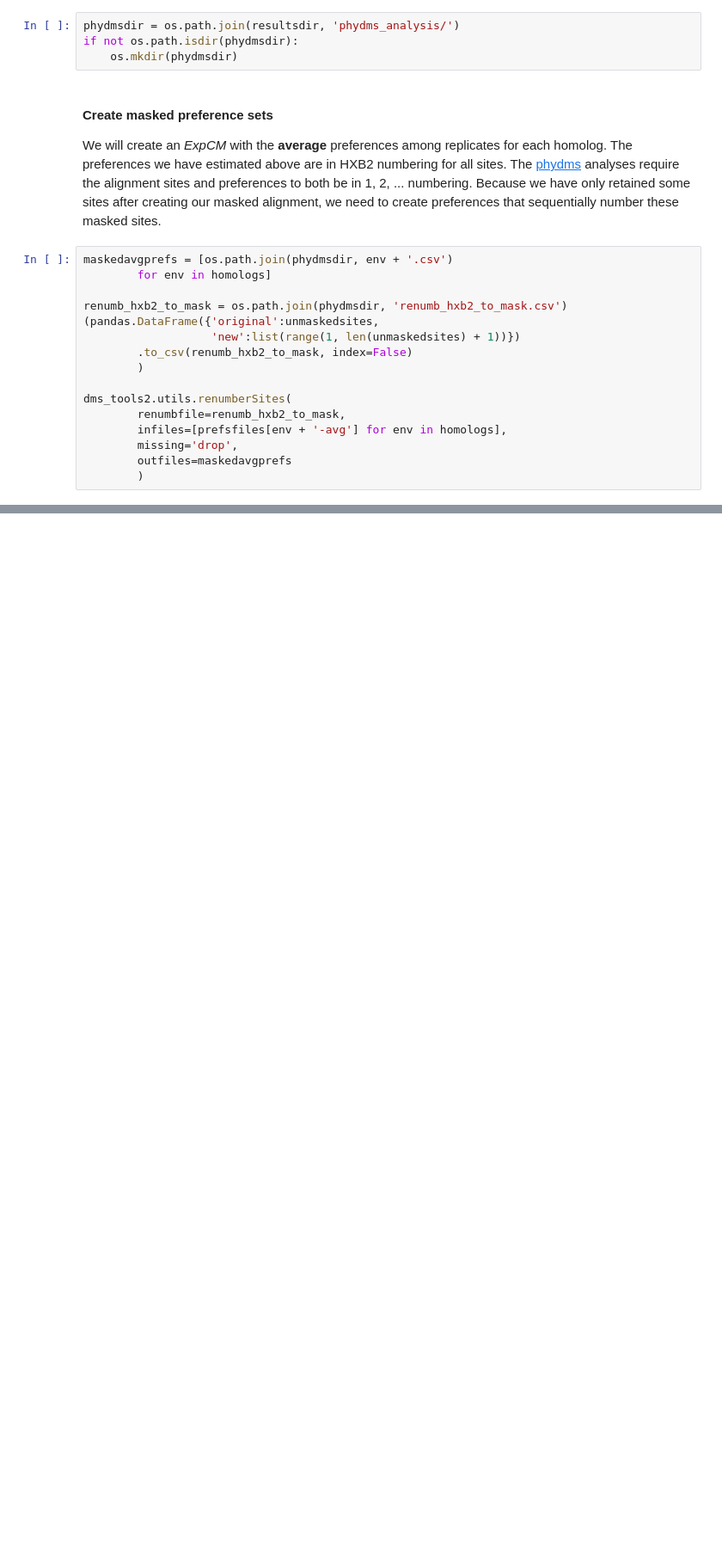
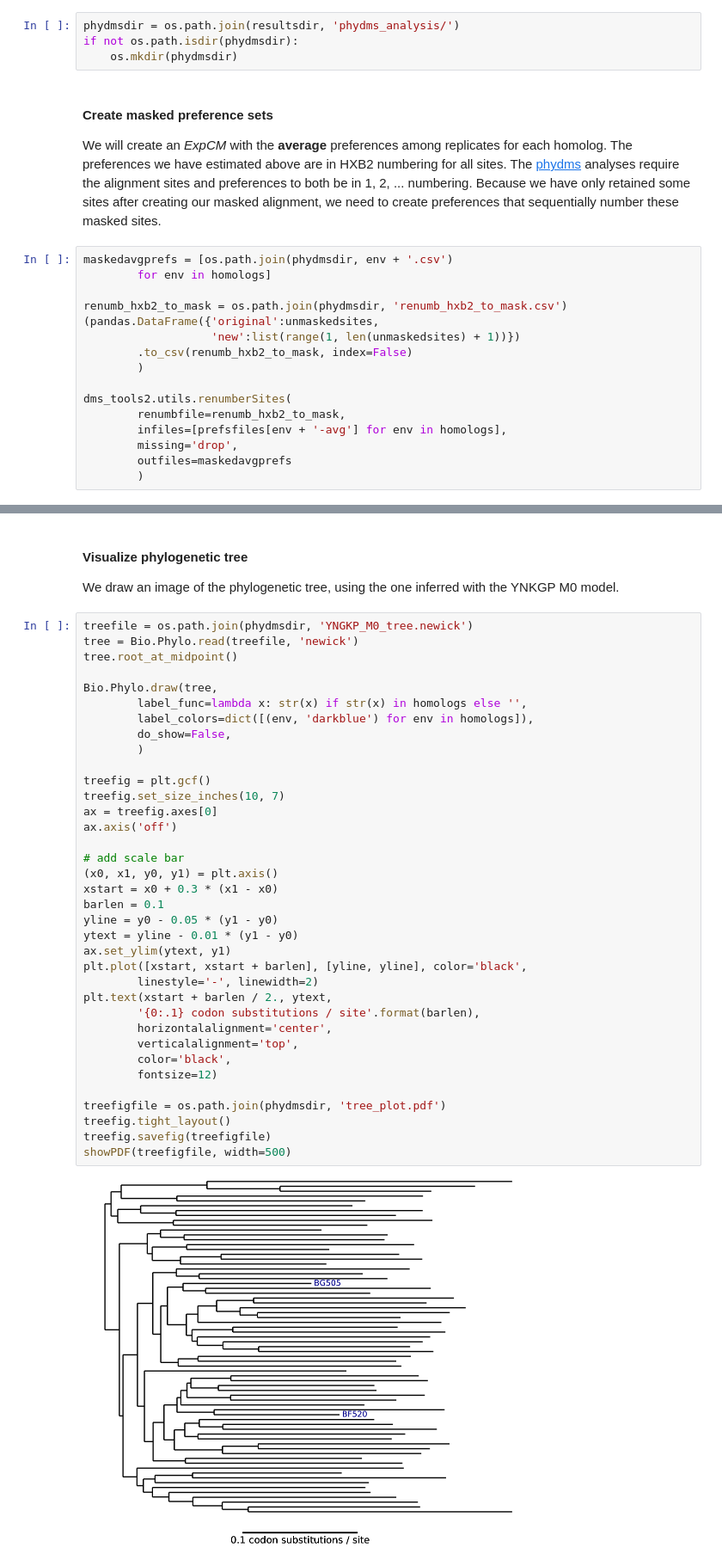
Before and after one commit to jbloomlab/EnvMutationalShiftsPaper, a Jupyter notebook: analysis_code/analysis_notebook.ipynb, the cells around one changed output, grey strips where cells are left out. Shown: that part at 86% size. Saved outputs shown, nothing was run; the diff lists cells and outputs as text; blank space fills up the shorter version.

Commit message:
make phylogenetic tree

```diff
--- a/analysis_code/analysis_notebook.ipynb
+++ b/analysis_code/analysis_notebook.ipynb
@@ -823,0 +927,41 @@ Bio.Phylo.draw(tree,
+# %% [markdown]
+#### Visualize phylogenetic tree
+We draw an image of the phylogenetic tree, using the one inferred with the YNKGP M0 model.
+# %%
+treefile = os.path.join(phydmsdir, 'YNGKP_M0_tree.newick')
+tree = Bio.Phylo.read(treefile, 'newick')
+tree.root_at_midpoint()
+
+Bio.Phylo.draw(tree,
+        label_func=lambda x: str(x) if str(x) in homologs else '',
+        label_colors=dict([(env, 'darkblue') for env in homologs]),
+        do_show=False,
+        )
+
+treefig = plt.gcf()
+treefig.set_size_inches(10, 7)
+ax = treefig.axes[0]
+ax.axis('off')
+
+# add scale bar
+(x0, x1, y0, y1) = plt.axis()
+xstart = x0 + 0.3 * (x1 - x0)
+barlen = 0.1
+yline = y0 - 0.05 * (y1 - y0)
+ytext = yline - 0.01 * (y1 - y0)
+ax.set_ylim(ytext, y1)
+plt.plot([xstart, xstart + barlen], [yline, yline], color='black',
+        linestyle='-', linewidth=2)
+plt.text(xstart + barlen / 2., ytext,
+        '{0:.1} codon substitutions / site'.format(barlen),
+        horizontalalignment='center',
+        verticalalignment='top',
+        color='black',
+        fontsize=12)
+
+treefigfile = os.path.join(phydmsdir, 'tree_plot.pdf')
+treefig.tight_layout()
+treefig.savefig(treefigfile)
+showPDF(treefigfile, width=500)
+# %% [output]
+[figure, added]
```
Also changed, not shown: parts of 7 cells of this notebook.
